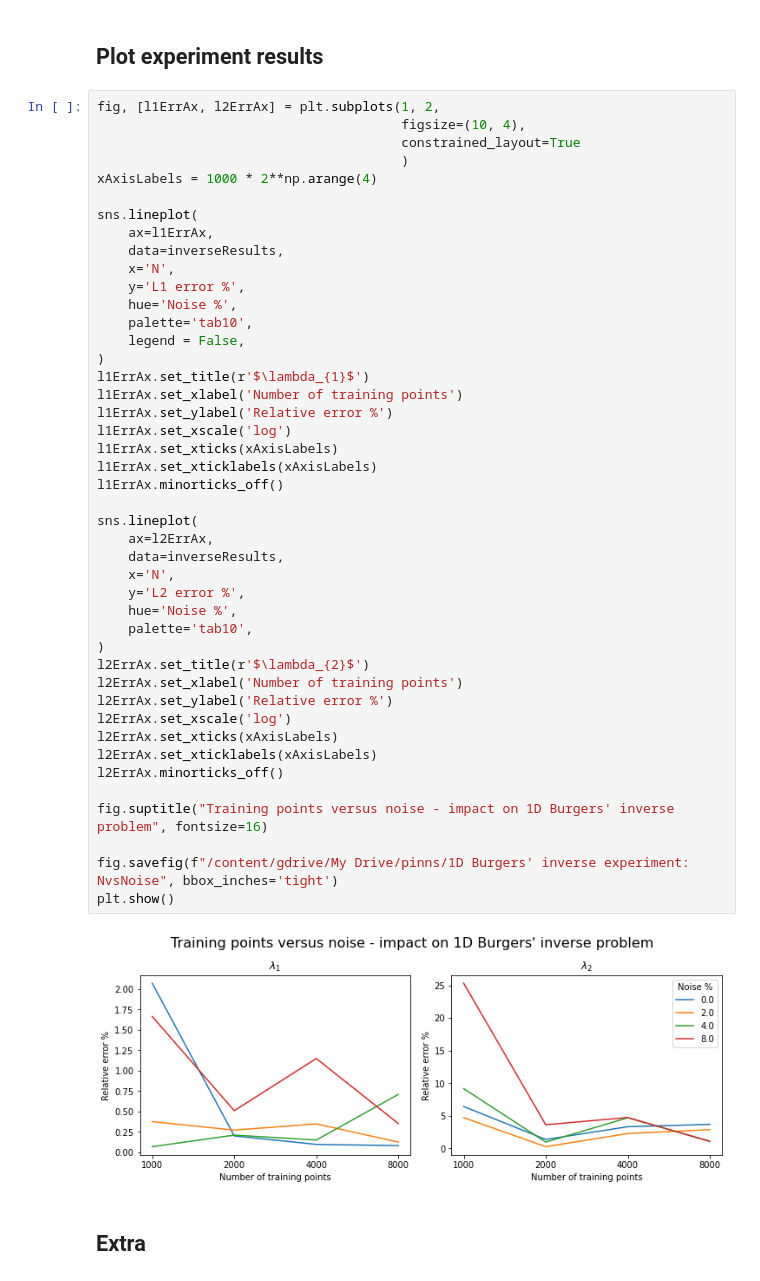
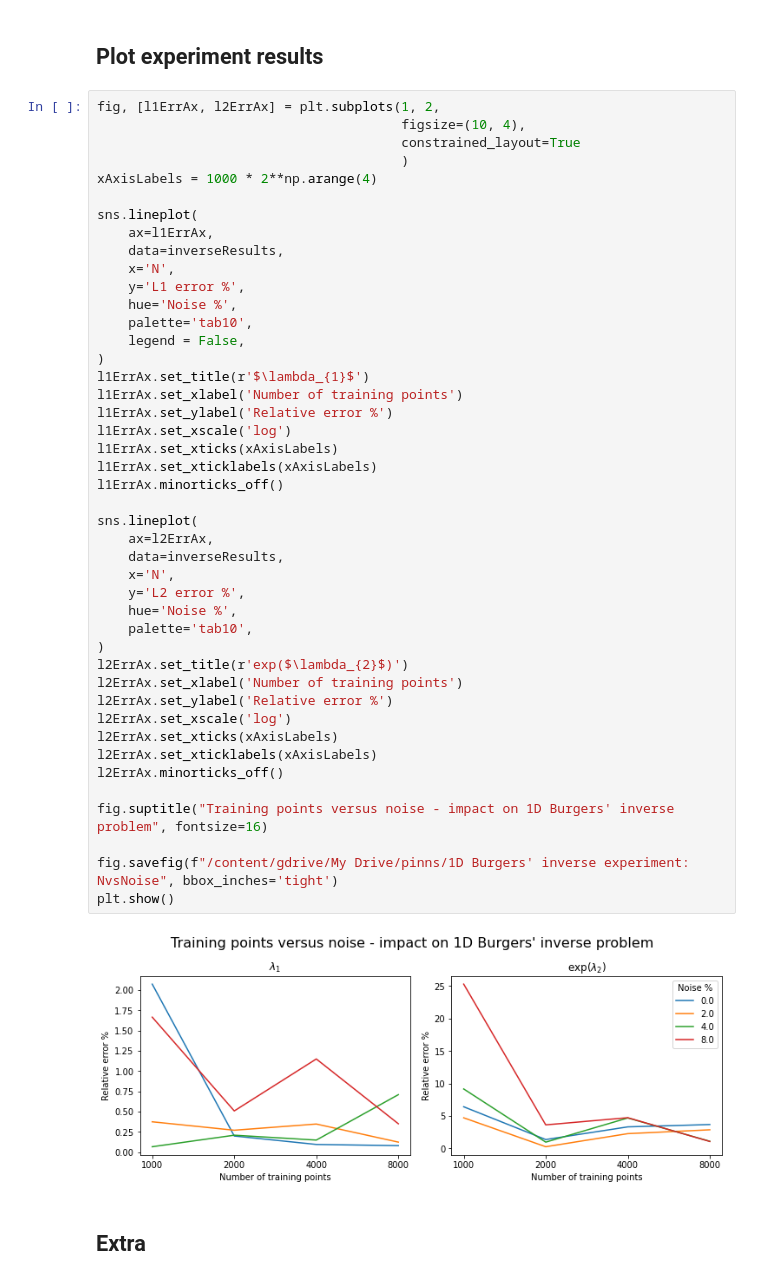
Before and after one commit to StephenTGibson/COMP527-colabNotebooks, a Jupyter notebook: COMP702-MScProject/PINN_method_for_1D_Burgers'_equation_inverse_problem_experiments.ipynb, the cells around one changed output. Cells and saved outputs as stored; diff of their text form.

```diff
--- a/COMP702-MScProject/PINN_method_for_1D_Burgers'_equation_inverse_problem_experiments.ipynb
+++ b/COMP702-MScProject/PINN_method_for_1D_Burgers'_equation_inverse_problem_experiments.ipynb
@@ -389,35 +389,35 @@ sns.lineplot(
     legend = False,
 )
 l1ErrAx.set_title(r'$\lambda_{1}$')
 l1ErrAx.set_xlabel('Number of training points')
 l1ErrAx.set_ylabel('Relative error %')
 l1ErrAx.set_xscale('log')
 l1ErrAx.set_xticks(xAxisLabels)
 l1ErrAx.set_xticklabels(xAxisLabels)
 l1ErrAx.minorticks_off()
 
 sns.lineplot(
     ax=l2ErrAx,
     data=inverseResults,
     x='N',
     y='L2 error %',
     hue='Noise %',
     palette='tab10',
 )
-l2ErrAx.set_title(r'$\lambda_{2}$')
+l2ErrAx.set_title(r'exp($\lambda_{2}$)')
 l2ErrAx.set_xlabel('Number of training points')
 l2ErrAx.set_ylabel('Relative error %')
 l2ErrAx.set_xscale('log')
 l2ErrAx.set_xticks(xAxisLabels)
 l2ErrAx.set_xticklabels(xAxisLabels)
 l2ErrAx.minorticks_off()
 
 fig.suptitle("Training points versus noise - impact on 1D Burgers' inverse problem", fontsize=16)
 
 fig.savefig(f"/content/gdrive/My Drive/pinns/1D Burgers' inverse experiment: NvsNoise", bbox_inches='tight')
 plt.show()
 # %% [output]
-[figure, old version]
+[figure, new version]
 # %% [markdown]
 ## Extra
 # %%
```
